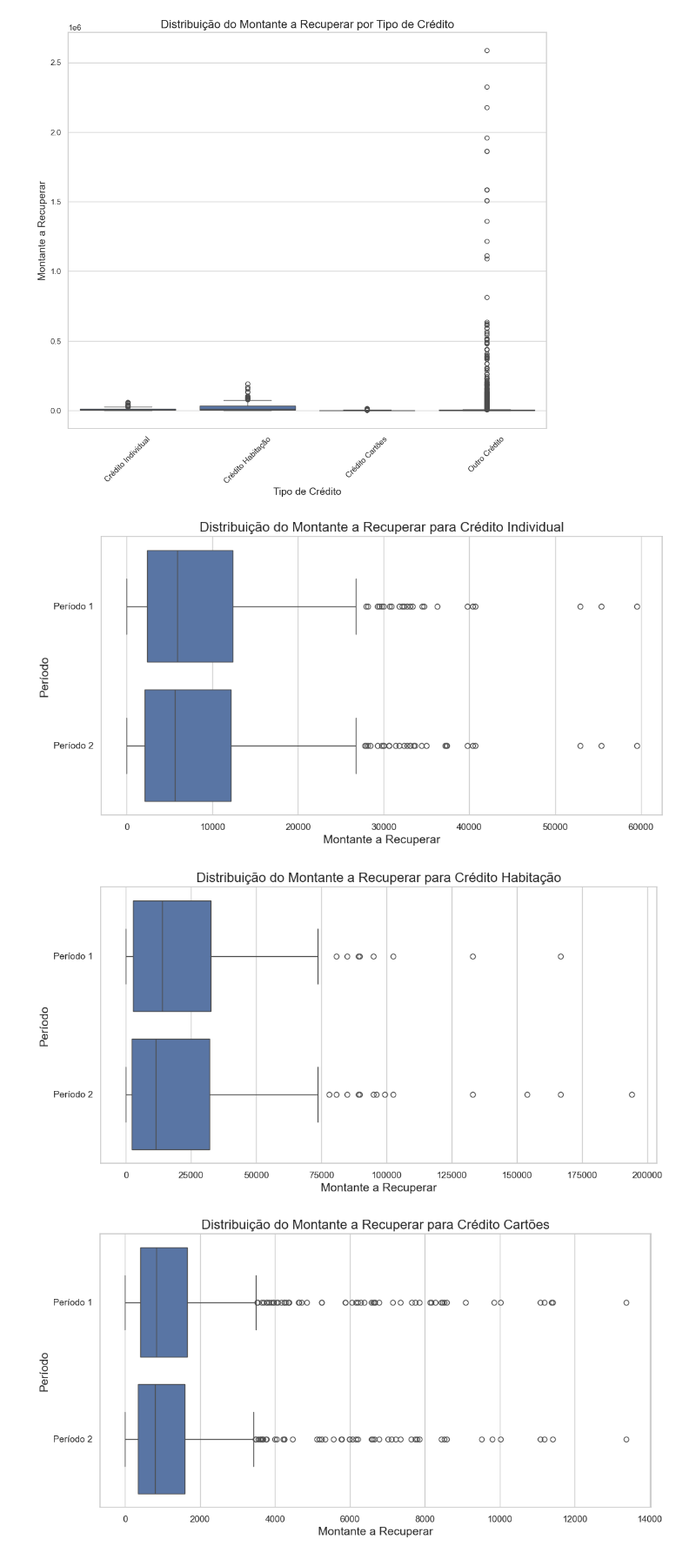
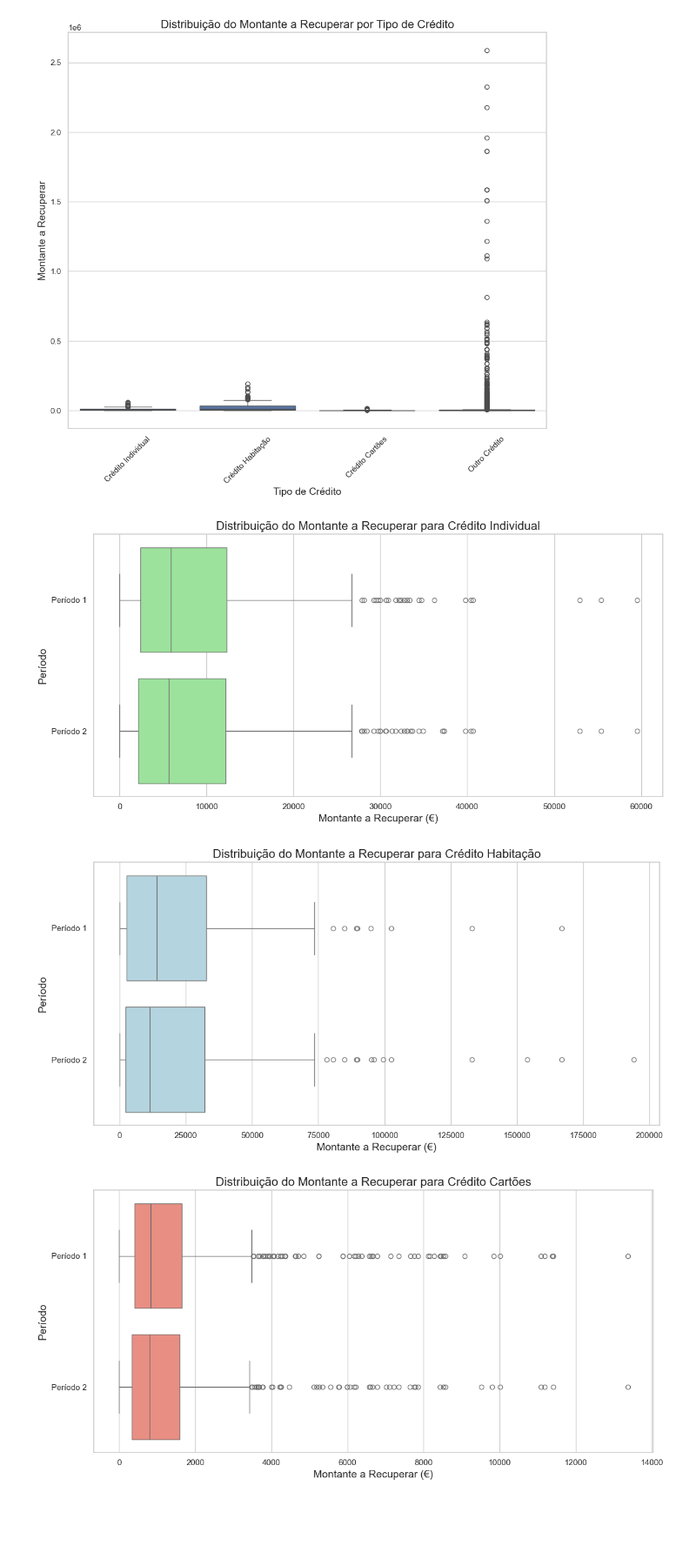
Before and after one commit to bruna-barbosa/analise-recuperacao-credito, a Jupyter notebook: analise.ipynb, the cells around one changed output. Shown: that part at 87% size. Cells and saved outputs as stored; diff of their text form; code cells hidden in the pictures; blank space fills up the shorter version.

```diff
--- a/analise.ipynb
+++ b/analise.ipynb
@@ -362,27 +385,36 @@ plt.show()
 # %%
 # Obter a lista de tipos de crédito únicos
 tipos_credito = data_combinada['Tipo de Crédito'].unique()
 
 # Configurar o estilo do gráfico
 sns.set(style="whitegrid")
+
+# Definir a paleta de cores
+palette = {
+    'Crédito Cartões': 'salmon',
+    'Crédito Habitação': 'lightblue',
+    'Crédito Individual': 'lightgreen',
+    'Outro Crédito': 'orange'
+}
 
 # Criar um boxplot horizontal para cada tipo de crédito
 for tipo in tipos_credito:
     # Filtrar os dados para o tipo de crédito específico
     dados_tipo = data_combinada[data_combinada['Tipo de Crédito'] == tipo]
 
     # Criar a figura e o boxplot horizontal
     plt.figure(figsize=(12, 6))
-    sns.boxplot(y='Período', x='Montante a Recuperar', data=dados_tipo, orient='h')
+    sns.boxplot(y='Período', x='Montante a Recuperar', data=dados_tipo, orient='h', color=palette.get(tipo, 'gray'))  # Use color from palette
 
     # Definir título e rótulos dos eixos
     plt.title(f'Distribuição do Montante a Recuperar para {tipo}', fontsize=16)
-    plt.xlabel('Montante a Recuperar', fontsize=14)
+    plt.xlabel('Montante a Recuperar (€)', fontsize=14)
     plt.ylabel('Período', fontsize=14)
 
     # Exibir o gráfico
+    plt.tight_layout()  # Adjust the layout
     plt.show()
 # %% [output]
-[figure, old version]
+[figure, new version]
-[figure, old version]
+[figure, new version]
-[figure, old version]
+[figure, new version]
```
Also changed, not shown: parts of 2 cells of this notebook.
